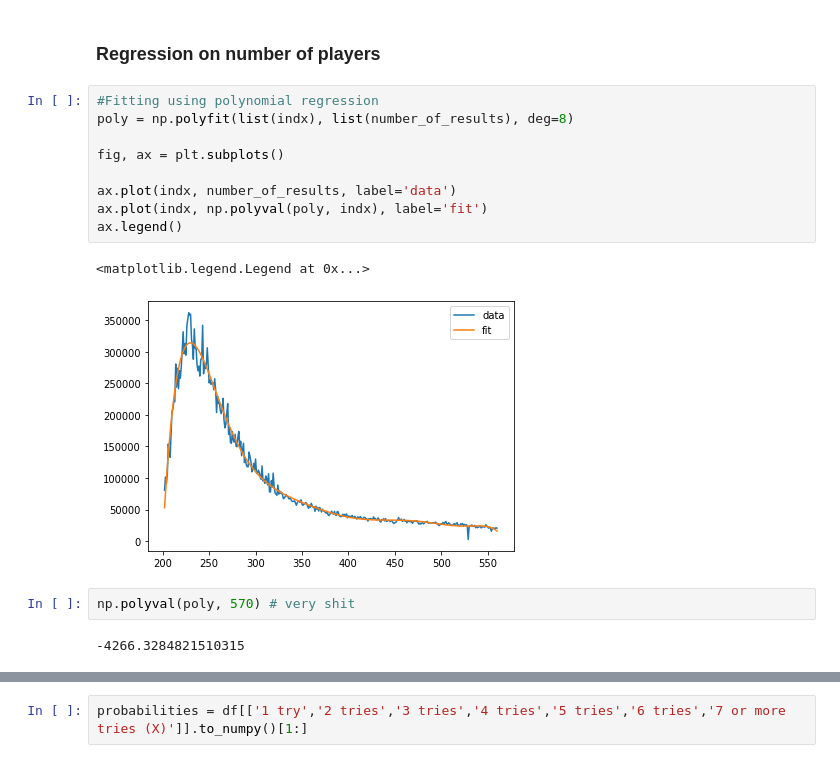
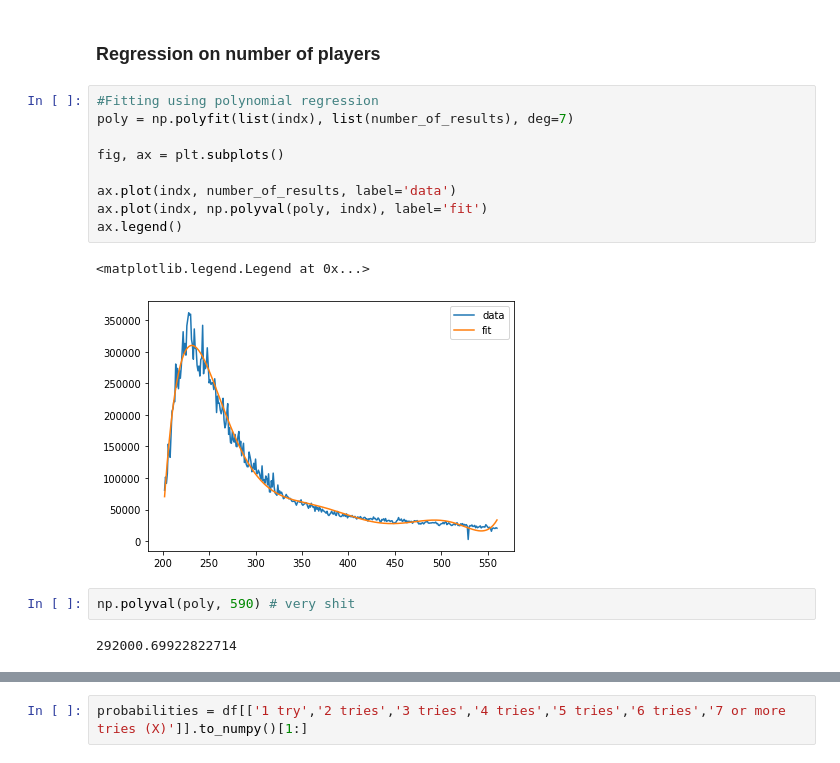
Before and after one commit to Gabinson200/MCM_Wordle, a Jupyter notebook: MCM_Worlde.ipynb, the cells around one changed output, grey strips where cells are left out. Saved outputs shown, nothing was run; the diff lists cells and outputs as text.

```diff
--- a/MCM_Worlde.ipynb
+++ b/MCM_Worlde.ipynb
@@ -82,17 +108,17 @@ plt.show()
 ### Regression on number of players
 # %%
 #Fitting using polynomial regression
-poly = np.polyfit(list(indx), list(number_of_results), deg=8)
+poly = np.polyfit(list(indx), list(number_of_results), deg=7)
 
 fig, ax = plt.subplots()
 
 ax.plot(indx, number_of_results, label='data')
 ax.plot(indx, np.polyval(poly, indx), label='fit')
 ax.legend()
 # %% [output]
 <matplotlib.legend.Legend at 0x...>
-[figure, old version]
+[figure, new version]
 # %%
-np.polyval(poly, 570) # very shit
+np.polyval(poly, 590) # very shit
 # %% [output]
--4266.3284821510315
+292000.69922822714
```
Also changed, not shown: parts of 32 cells of this notebook.
